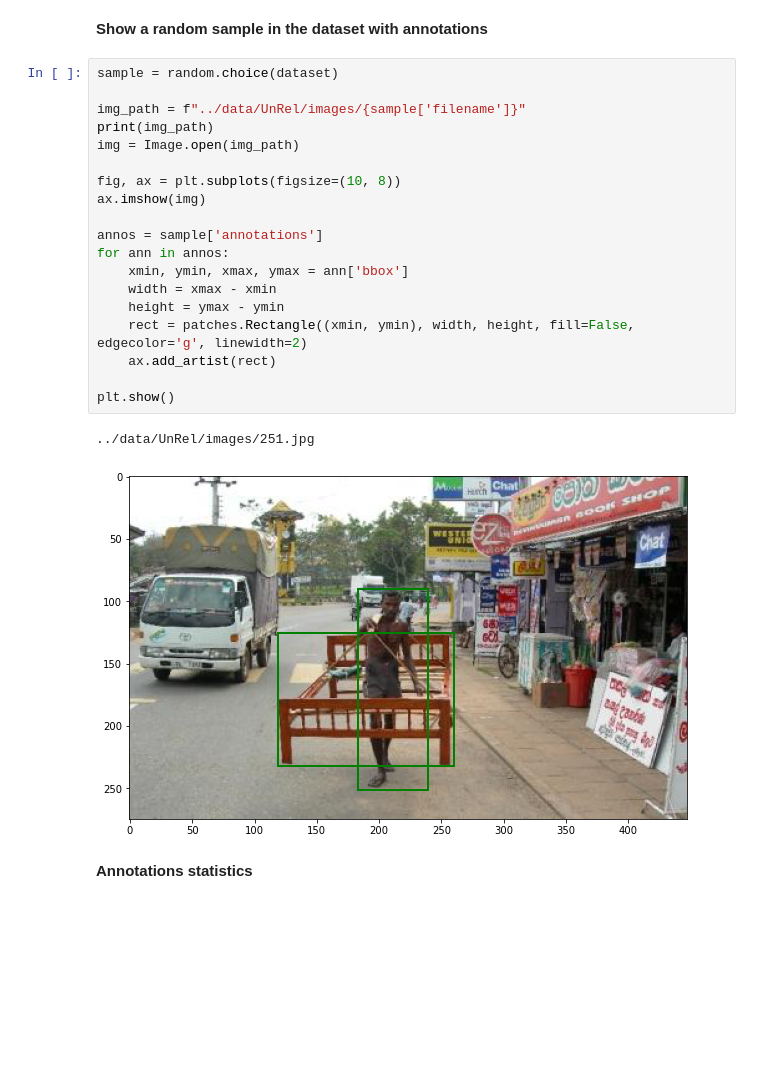
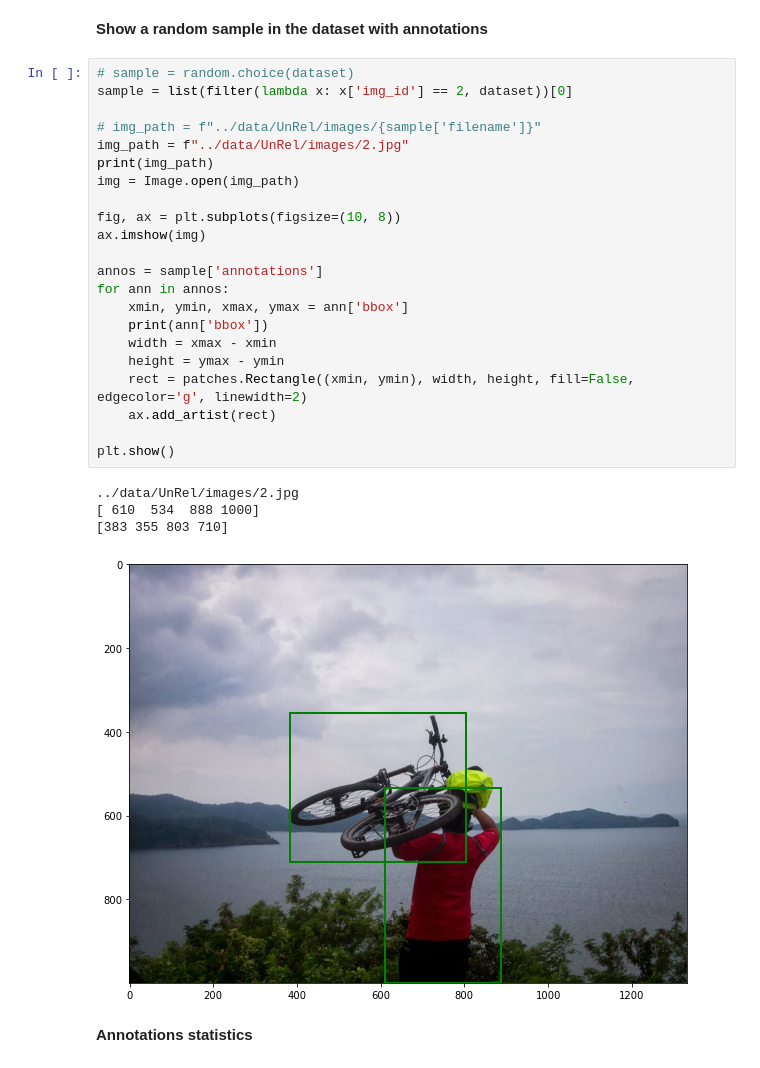
Before and after one commit to erikdao/sparse-detector, a Jupyter notebook: unrel/convert_annotations.ipynb, the cells around one changed output. Cells and saved outputs as stored; diff of their text form; blank space fills up the shorter version.

```diff
--- a/unrel/convert_annotations.ipynb
+++ b/unrel/convert_annotations.ipynb
@@ -54,27 +54,32 @@ for item in anns:
 # %% [markdown]
 **Show a random sample in the dataset with annotations**
 # %%
-sample = random.choice(dataset)
+# sample = random.choice(dataset)
+sample = list(filter(lambda x: x['img_id'] == 2, dataset))[0]
 
-img_path = f"../data/UnRel/images/{sample['filename']}"
+# img_path = f"../data/UnRel/images/{sample['filename']}"
+img_path = f"../data/UnRel/images/2.jpg"
 print(img_path)
 img = Image.open(img_path)
 
 fig, ax = plt.subplots(figsize=(10, 8))
 ax.imshow(img)
 
 annos = sample['annotations']
 for ann in annos:
     xmin, ymin, xmax, ymax = ann['bbox']
+    print(ann['bbox'])
     width = xmax - xmin
     height = ymax - ymin
     rect = patches.Rectangle((xmin, ymin), width, height, fill=False, edgecolor='g', linewidth=2)
     ax.add_artist(rect)
 
 plt.show()
 # %% [output]
-../data/UnRel/images/251.jpg
+../data/UnRel/images/2.jpg
+[ 610  534  888 1000]
+[383 355 803 710]
-[figure, old version]
+[figure, new version]
 # %% [markdown]
 **Annotations statistics**
 # %%
```
Also changed, not shown: parts of 14 cells of this notebook, 1 other file.
